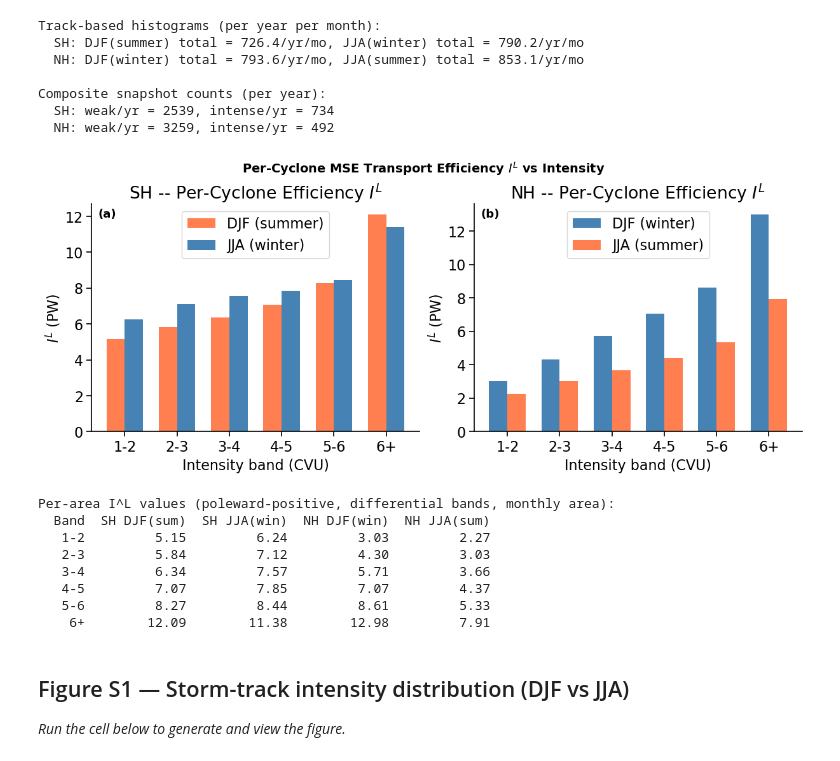
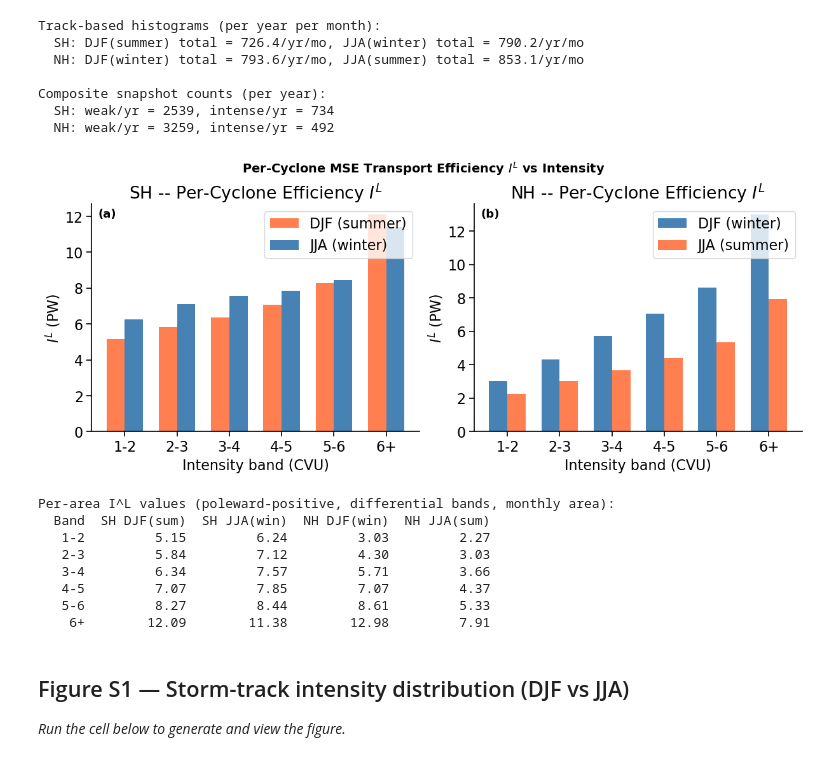
Before and after one commit to gmsarro/mse_cyclone-energetics, a Jupyter notebook: notebooks/final_figures.ipynb, the cells around one changed output. Cells and saved outputs as stored; diff of their text form; code cells hidden in the pictures.

```diff
--- a/notebooks/final_figures.ipynb
+++ b/notebooks/final_figures.ipynb
@@ -1791,7 +1791,7 @@ axes[0].set_xlabel('Intensity band (CVU)')
 axes[0].set_ylabel(r'$I^L$ (PW)')
 axes[0].set_xticks(x)
 axes[0].set_xticklabels(band_labels)
-axes[0].legend()
+axes[0].legend(loc='upper right', frameon=True)
 axes[0].axhline(0, color='k', lw=0.8)
 
 # NH: DJF = winter, JJA = summer. Poleward in NH is positive.
@@ -1799,37 +1799,37 @@ axes[1].bar(x - width / 2, IL_nh_djf, width, label='DJF (winter)', color='steelb
 axes[1].bar(x + width / 2, IL_nh_jja, width, label='JJA (summer)', color='coral')
 axes[1].set_title(r'NH -- Per-Cyclone Efficiency $I^L$')
 axes[1].set_xlabel('Intensity band (CVU)')
 axes[1].set_ylabel(r'$I^L$ (PW)')
 axes[1].set_xticks(x)
 axes[1].set_xticklabels(band_labels)
-axes[1].legend()
+axes[1].legend(loc='upper right', frameon=True)
 axes[1].axhline(0, color='k', lw=0.8)
 
 for i, ax in enumerate(axes):
     ax.text(0.02, 0.98, f'({string.ascii_lowercase[i]})', transform=ax.transAxes,
             fontsize=13, fontweight='bold', va='top', ha='left')
 
 fig.suptitle(
     r'Per-Cyclone MSE Transport Efficiency $I^L$ vs Intensity',
     fontsize=14, fontweight='bold',
 )
 fig.savefig(
-    'mse_flux_vs_intensity.pdf',
+    os.path.join(OUT_DIR, 'mse_flux_vs_intensity.pdf'),
     bbox_inches='tight',
 )
 fig.savefig(
-    'mse_flux_vs_intensity.png',
+    os.path.join(OUT_DIR, 'mse_flux_vs_intensity.png'),
     dpi=300, facecolor='white', bbox_inches='tight',
 )
 plt.show()
 
 print("Per-area I^L values (poleward-positive, differential bands, monthly area):")
 print(f"{'Band':>6} {'SH DJF(sum)':>12} {'SH JJA(win)':>12} {'NH DJF(win)':>12} {'NH JJA(sum)':>12}")
 for b in range(6):
     print(f"{band_labels[b]:>6s} {-IL_sh_djf[b]:12.2f} {-IL_sh_jja[b]:12.2f} "
           f"{IL_nh_djf[b]:12.2f} {IL_nh_jja[b]:12.2f}")
 # %% [output]
-[figure, old version]
+[figure, new version]
 Per-area I^L values (poleward-positive, differential bands, monthly area):
   Band  SH DJF(sum)  SH JJA(win)  NH DJF(win)  NH JJA(sum)
    1-2         5.15         6.24         3.03         2.27
```
Also changed, not shown: parts of 1 cell of this notebook.
